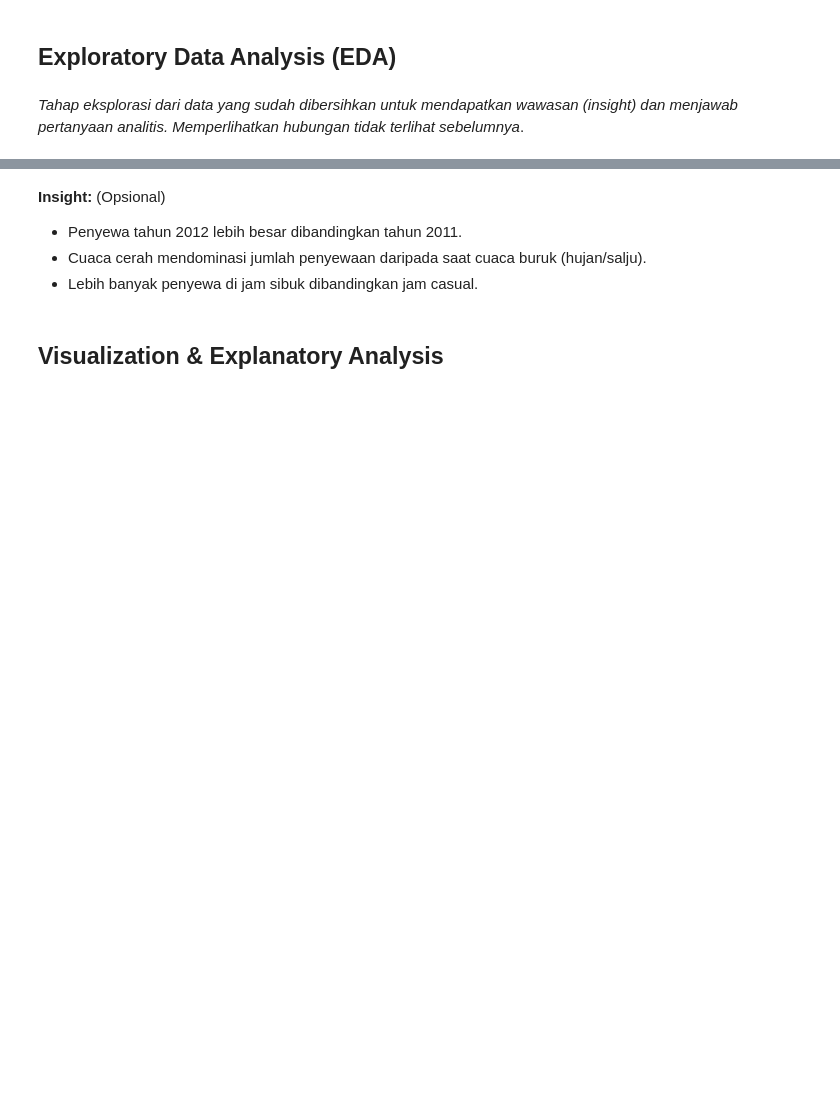
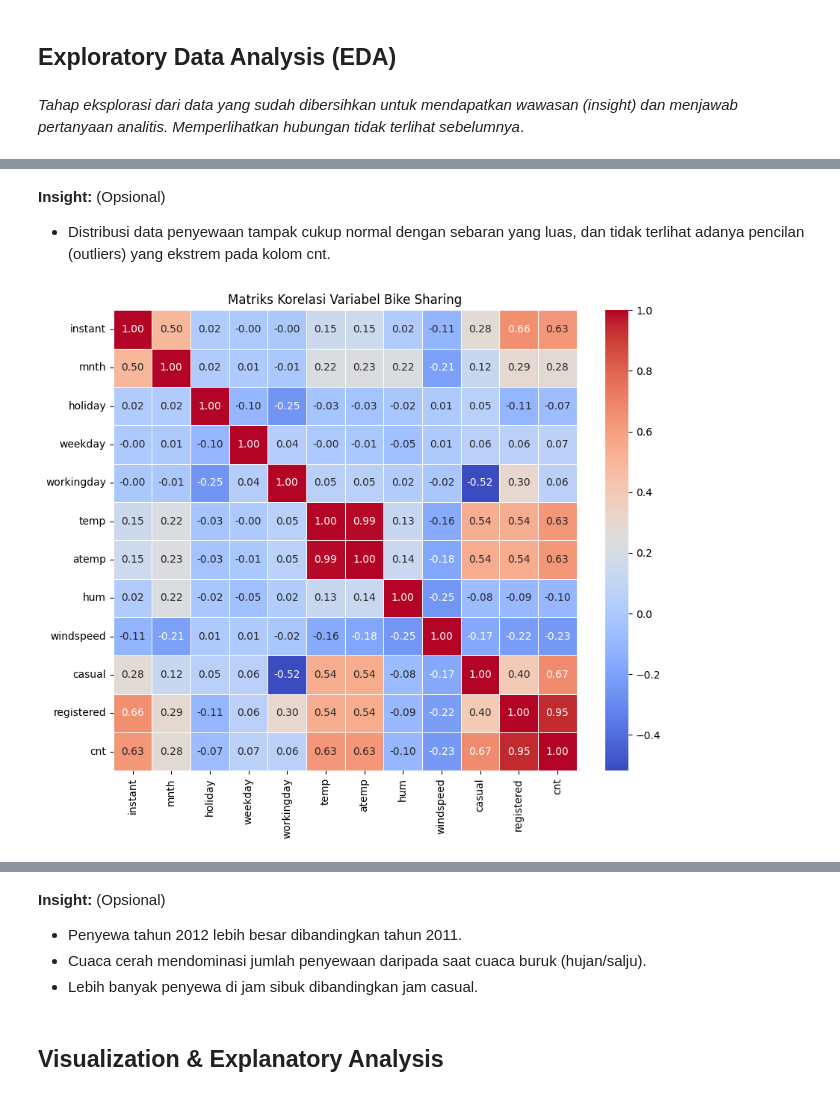
Before and after one commit to Earlyalfa/Project-analisisdata-Bike-Sharing, a Jupyter notebook: notebook.ipynb, the cells around one changed output, grey strips where cells are left out. Cells and saved outputs as stored; diff of their text form; code cells hidden in the pictures; blank space fills up the shorter version.

```diff
--- a/notebook.ipynb
+++ b/notebook.ipynb
@@ -243,0 +206,15 @@ dtype: int64
+# %% [markdown]
+**Insight:** (Opsional)
+- Distribusi data penyewaan tampak cukup normal dengan sebaran yang luas, dan tidak terlihat adanya pencilan (outliers) yang ekstrem pada kolom cnt.
+# %%
+# EDA Multivariate: Heatmap Korelasi
+plt.figure(figsize=(10, 8))
+# Mengambil kolom numerik saja untuk korelasi
+numeric_cols = day_df.select_dtypes(include=['number'])
+correlation_matrix = numeric_cols.corr()
+
+sns.heatmap(correlation_matrix, annot=True, cmap='coolwarm', fmt=".2f", linewidths=0.5)
+plt.title('Matriks Korelasi Variabel Bike Sharing')
+plt.show()
+# %% [output]
+[figure, added]
```
Also changed, not shown: parts of 9 cells of this notebook.
